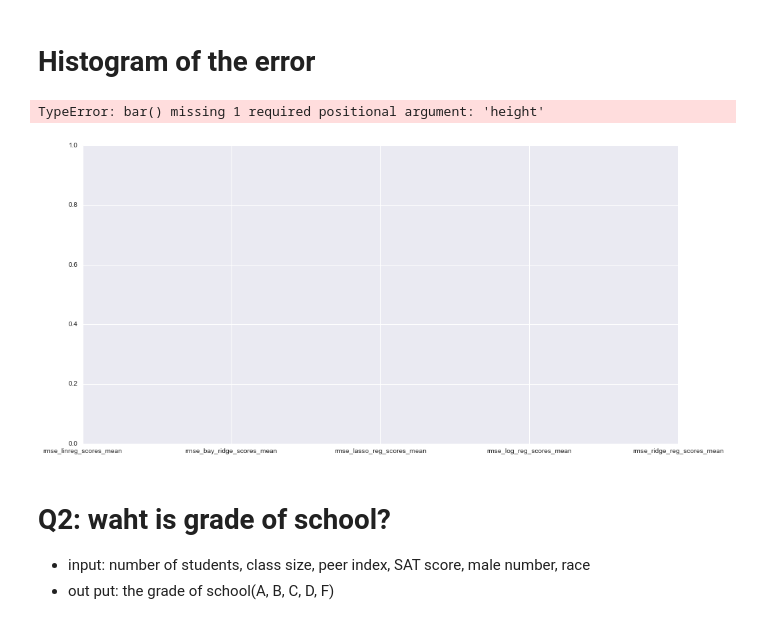
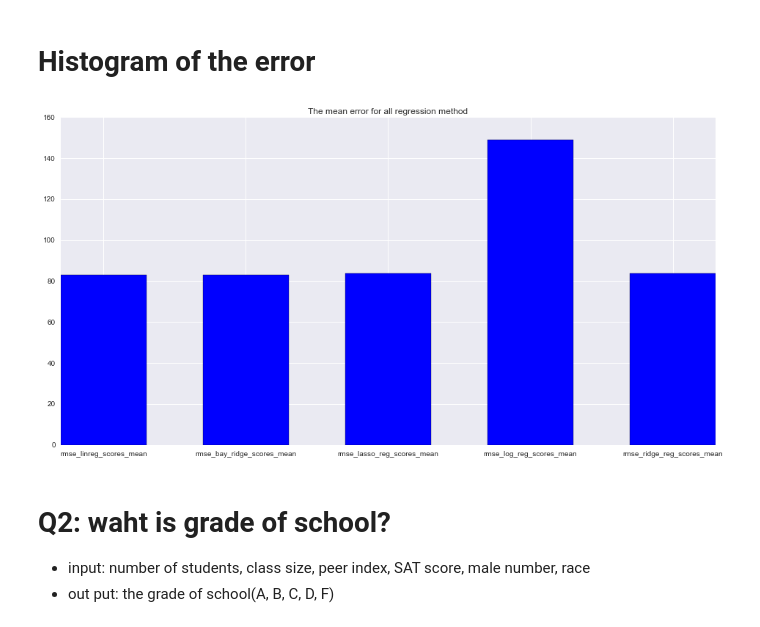
Before and after one commit to ckyko/CSC59970Project, a Jupyter notebook: Aijie_STA)_project.ipynb, the cells around one changed output. Drawn from its saved outputs; the diff is of its cells as text; code cells hidden in the pictures.

Commit message:
show the histogram of the error of all linear regression method

```diff
--- a/Aijie_STA)_project.ipynb
+++ b/Aijie_STA)_project.ipynb
@@ -1047,28 +1047,15 @@ rmse_lasso_reg_scores_mean=rmse_lasso_reg_scores.mean()
 # %% [markdown]
 # Histogram of the error
 # %%
-error = ['rmse_linreg_scores_mean', 'rmse_bay_ridge_scores_mean', 'rmse_lasso_reg_scores_mean', 'rmse_log_reg_scores_mean', 'rmse_ridge_reg_scores_mean']
+error=[rmse_linreg_scores_mean, rmse_bay_ridge_scores_mean, rmse_lasso_reg_scores_mean, rmse_log_reg_scores_mean, rmse_ridge_reg_scores_mean]
+error_label = ['rmse_linreg_scores_mean', 'rmse_bay_ridge_scores_mean', 'rmse_lasso_reg_scores_mean', 'rmse_log_reg_scores_mean', 'rmse_ridge_reg_scores_mean']
 plt.figure(figsize=(16,8))
-plt.xticks(range(len(error)), error)
-plt.bar(range(len(error)),width=0.6, align='center', color='b', label='tot')
-
+plt.xticks(range(len(error_label)), error_label)
+plt.bar(range(len(error_label)), error,width=0.6, align='center', color='b', label='tot')
 plt.title('The mean error for all regression method')
 plt.show()
-
-
-
-plt.bar(range(len(regions)), propertion,width=0.6, align='center', color='b', label='tot')
-
-plt.bar([1,2],[Mean_A,Mean_SA], align='center')
-plt.xticks([1,2],['ASIA','SOUTH AMERICA'])
-plt.xlabel('regions')
-plt.ylabel('incomes')
-plt.title('Mean income per person in 2012')
-plt.gca().yaxis.grid()
-plt.show()
 # %% [output]
-TypeError: bar() missing 1 required positional argument: 'height'
-[figure, old version]
+[figure, new version]
 # %% [markdown]
 # Q2: waht is grade of school?
 - input: number of students, class size, peer index, SAT score, male number, race
```
